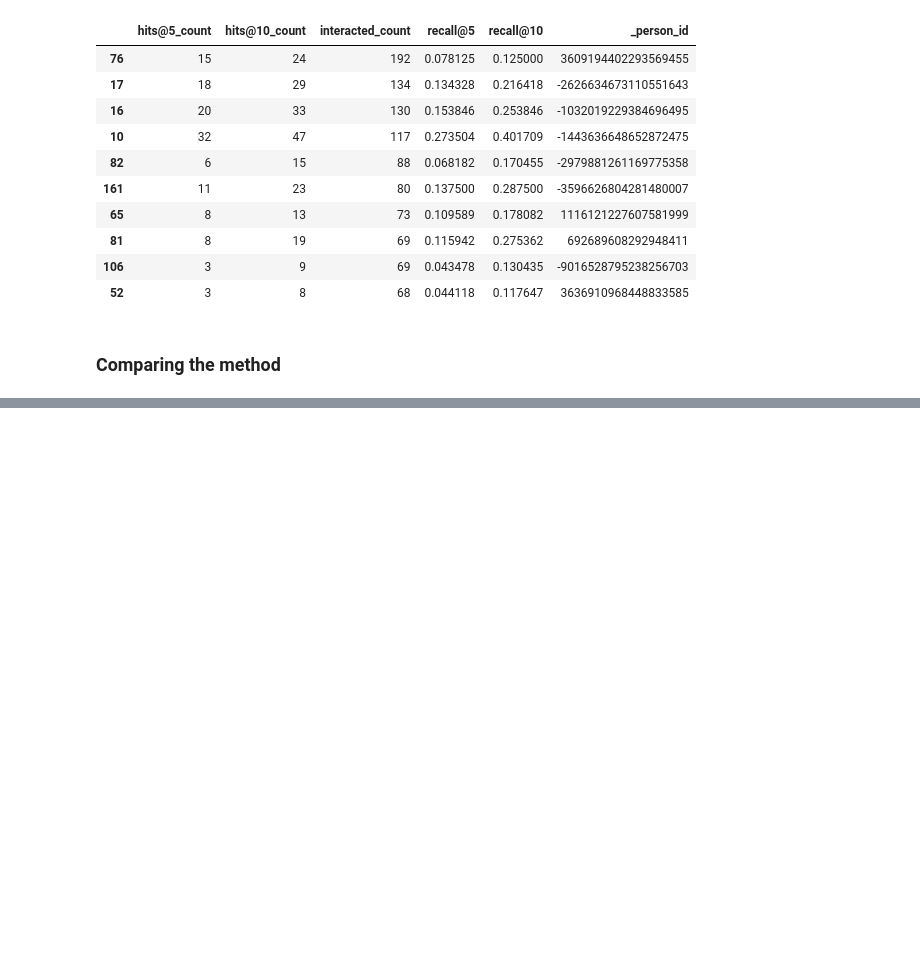
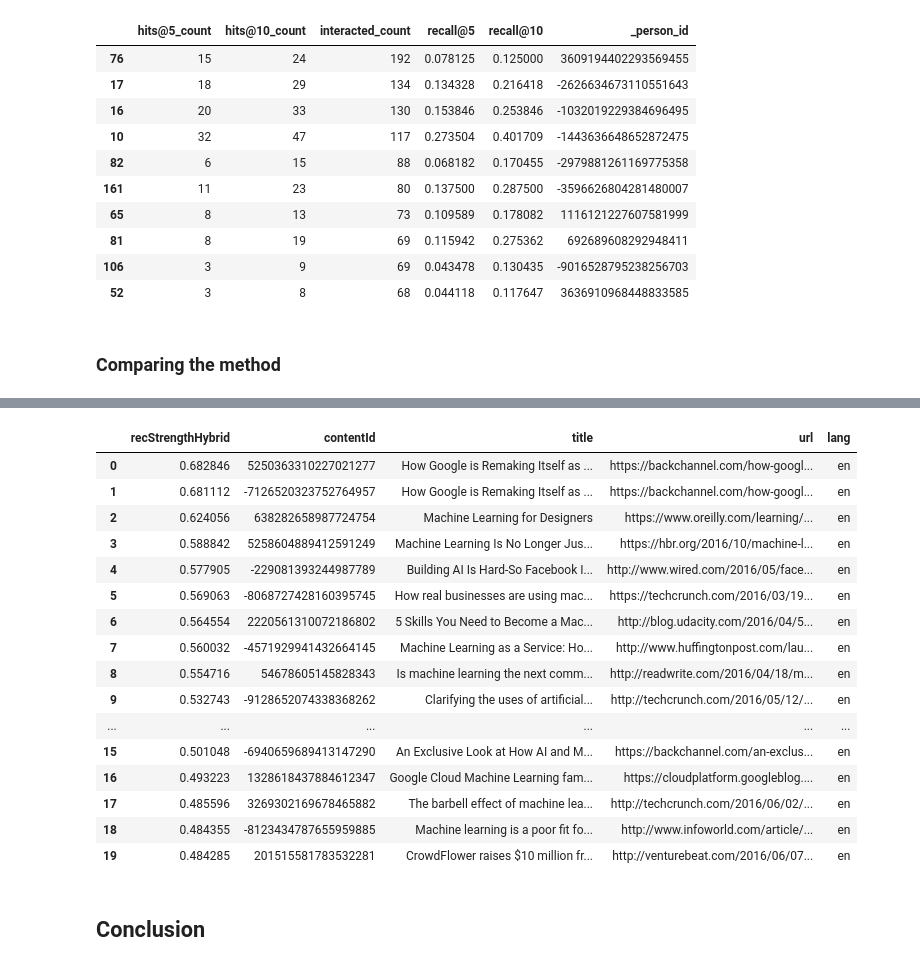
Before and after one commit to JIPiration/kaggles, a Jupyter notebook: Dataset_articles-sharing-and-reading-from-CI&T-DeskDrop/03_recommender-systems-in-python-101.ipynb, the cells around one changed output, grey strips where cells are left out. Saved outputs shown, nothing was run; the diff lists cells and outputs as text; code cells hidden in the pictures; blank space fills up the shorter version.

```diff
--- a/Dataset_articles-sharing-and-reading-from-CI&T-DeskDrop/03_recommender-systems-in-python-101.ipynb
+++ b/Dataset_articles-sharing-and-reading-from-CI&T-DeskDrop/03_recommender-systems-in-python-101.ipynb
@@ -925,0 +983,22 @@ Global metrics:
+# %%
+hybrid_recommender_model.recommend_items(-1479311724257856983, topn=20, verbose=True)
+# %% [output]
+|  | recStrengthHybrid | contentId | title | url | lang |
+| 0 | 0.682846 | 5250363310227021277 | How Google is Remaking Itself as ... | https://backchannel.com/how-googl... | en |
+| 1 | 0.681112 | -7126520323752764957 | How Google is Remaking Itself as ... | https://backchannel.com/how-googl... | en |
+| 2 | 0.624056 | 638282658987724754 | Machine Learning for Designers | https://www.oreilly.com/learning/... | en |
+| 3 | 0.588842 | 5258604889412591249 | Machine Learning Is No Longer Jus... | https://hbr.org/2016/10/machine-l... | en |
+| 4 | 0.577905 | -229081393244987789 | Building AI Is Hard-So Facebook I... | http://www.wired.com/2016/05/face... | en |
+| 5 | 0.569063 | -8068727428160395745 | How real businesses are using mac... | https://techcrunch.com/2016/03/19... | en |
+| 6 | 0.564554 | 2220561310072186802 | 5 Skills You Need to Become a Mac... | http://blog.udacity.com/2016/04/5... | en |
+| 7 | 0.560032 | -4571929941432664145 | Machine Learning as a Service: Ho... | http://www.huffingtonpost.com/lau... | en |
+| 8 | 0.554716 | 54678605145828343 | Is machine learning the next comm... | http://readwrite.com/2016/04/18/m... | en |
+| 9 | 0.532743 | -9128652074338368262 | Clarifying the uses of artificial... | http://techcrunch.com/2016/05/12/... | en |
+| ... | ... | ... | ... | ... | ... |
+| 15 | 0.501048 | -6940659689413147290 | An Exclusive Look at How AI and M... | https://backchannel.com/an-exclus... | en |
+| 16 | 0.493223 | 1328618437884612347 | Google Cloud Machine Learning fam... | https://cloudplatform.googleblog.... | en |
+| 17 | 0.485596 | 3269302169678465882 | The barbell effect of machine lea... | http://techcrunch.com/2016/06/02/... | en |
+| 18 | 0.484355 | -8123434787655959885 | Machine learning is a poor fit fo... | http://www.infoworld.com/article/... | en |
+| 19 | 0.484285 | 201515581783532281 | CrowdFlower raises $10 million fr... | http://venturebeat.com/2016/06/07... | en |
+# %% [markdown]
+## __Conclusion__
```
Also changed, not shown: parts of 7 cells of this notebook.
